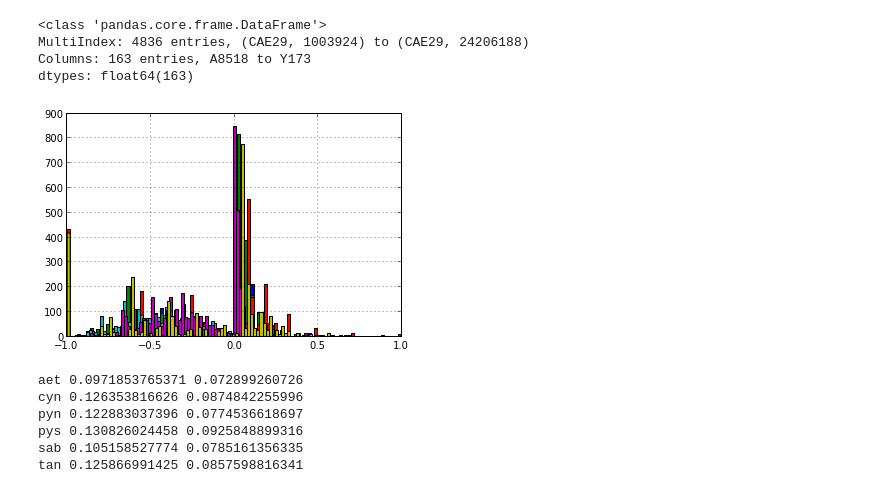
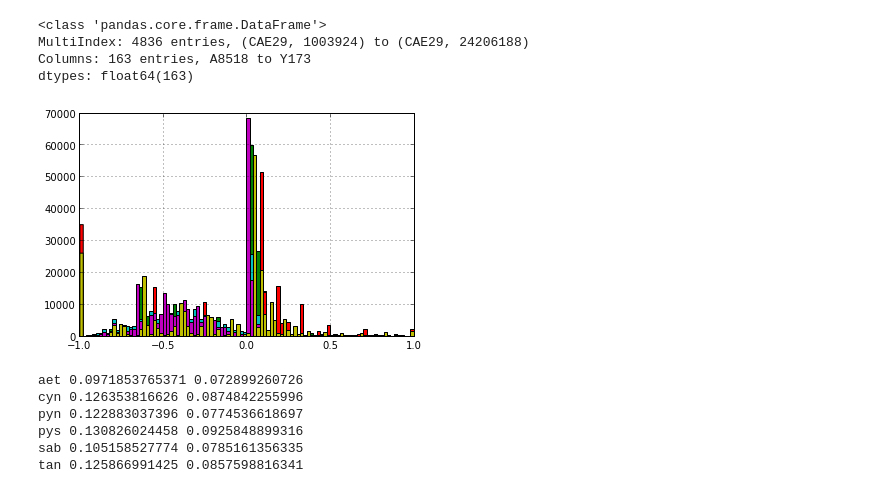
Before and after one commit to peterdfields/hs_vervet, a Jupyter notebook: notebooks/20140415_vervet_analyse_coverage_and_vcf_stats.ipynb, the cells around one changed output. Cells and saved outputs as stored; diff of their text form; code cells hidden in the pictures.

```diff
--- a/notebooks/20140415_vervet_analyse_coverage_and_vcf_stats.ipynb
+++ b/notebooks/20140415_vervet_analyse_coverage_and_vcf_stats.ipynb
@@ -270,4 +261,4 @@ Length: 500, dtype: float64
 # %%
-Ho = genotype_df.applymap(lambda x: x==1).sum(axis=1)*1./genotype_df.applymap(lambda x: not np.isnan(x)).sum(axis=1)
+Ho = (genotype_df==1).sum(axis=1)*1./pd.notnull(genotype_df).sum(axis=1)
 # %%
 He = 2*af*(1-af)
@@ -291,14 +331,14 @@ Columns: 163 entries, A8518 to Y173
 dtypes: float64(163)
 # %%
 for pop,pop_meta in meta_df.groupby("population"):
-    gen_df = genotype_df.iloc[20000:30000][pop_meta.index]
+    gen_df = genotype_df[pop_meta.index]
     af = gen_df.mean(axis=1)*1./2
-    Ho = gen_df.applymap(lambda x: x==1).sum(axis=1)*1./gen_df.applymap(lambda x: not np.isnan(x)).sum(axis=1)
+    Ho = (gen_df==1).sum(axis=1)*1./pd.notnull(gen_df).sum(axis=1)
     He = 2*af*(1-af)
     delta_sub = (Ho-He)*1./He
     delta_sub.hist(bins=100)
 # %% [output]
-[figure, old version]
+[figure, new version]
 # %%
 #variability within subpopulations
 for pop,pop_meta in meta_df.groupby("population"):
```
Also changed, not shown: parts of 137 cells of this notebook, 21 other files.
